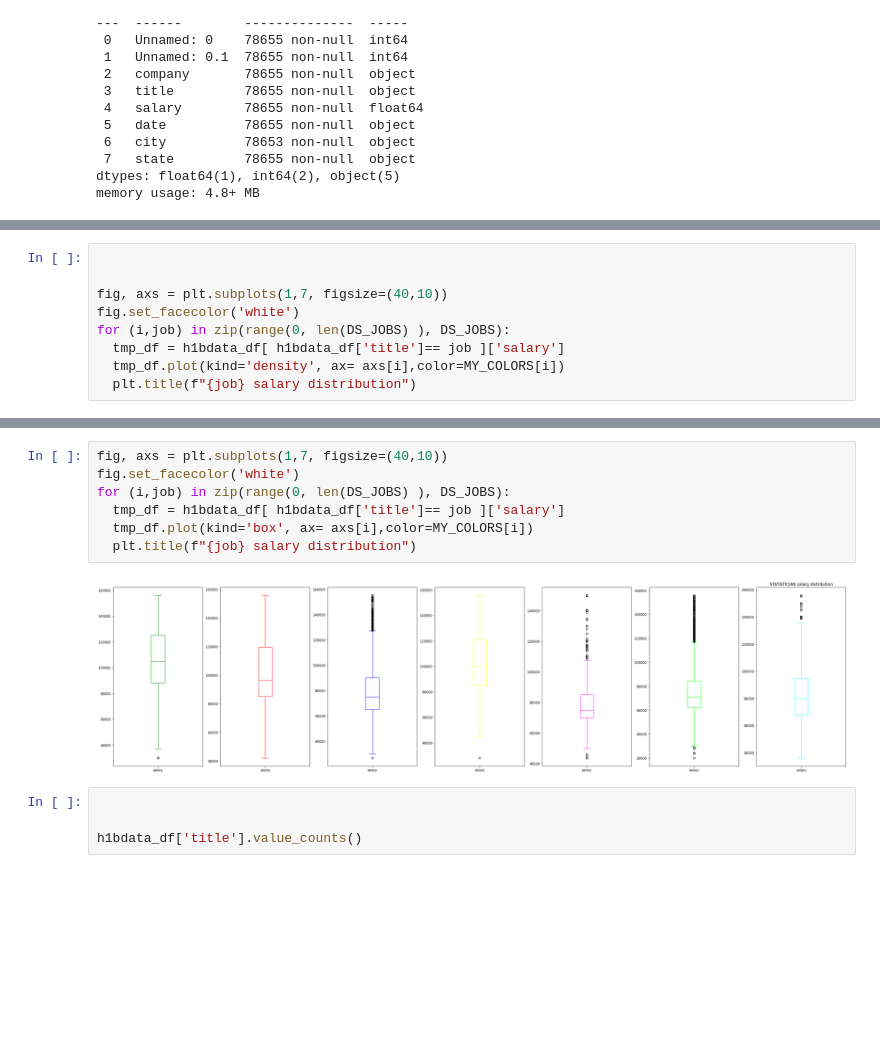
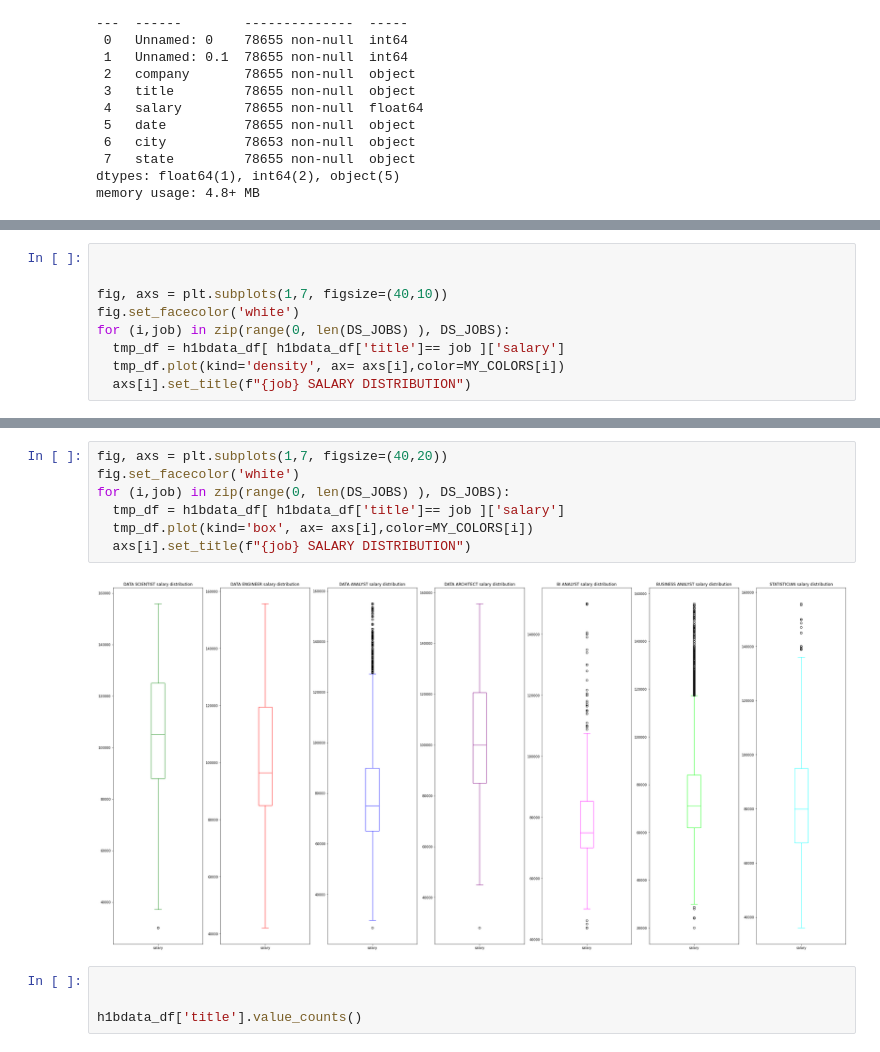
Before and after one commit to lucasvittal2/data_science_job_market_analysis, a Jupyter notebook: Preprocessing/test_preprocessing.ipynb, the cells around one changed output, grey strips where cells are left out. Saved outputs shown, nothing was run; the diff lists cells and outputs as text; blank space fills up the shorter version.

```diff
--- a/Preprocessing/test_preprocessing.ipynb
+++ b/Preprocessing/test_preprocessing.ipynb
@@ -51,5 +54,5 @@ fig.set_facecolor('white')
 for (i,job) in zip(range(0, len(DS_JOBS) ), DS_JOBS):
   tmp_df = h1bdata_df[ h1bdata_df['title']== job ]['salary']
   tmp_df.plot(kind='density', ax= axs[i],color=MY_COLORS[i])
-  plt.title(f"{job} salary distribution")
+  axs[i].set_title(f"{job} SALARY DISTRIBUTION")
 # %% [output]
@@ -57,12 +60,12 @@ for (i,job) in zip(range(0, len(DS_JOBS) ), DS_JOBS):
 # %%
-fig, axs = plt.subplots(1,7, figsize=(40,10))
+fig, axs = plt.subplots(1,7, figsize=(40,20))
 fig.set_facecolor('white')
 for (i,job) in zip(range(0, len(DS_JOBS) ), DS_JOBS):
   tmp_df = h1bdata_df[ h1bdata_df['title']== job ]['salary']
   tmp_df.plot(kind='box', ax= axs[i],color=MY_COLORS[i])
-  plt.title(f"{job} salary distribution")
+  axs[i].set_title(f"{job} SALARY DISTRIBUTION")
 # %% [output]
-[figure, old version]
+[figure, new version]
 # %%
 
 
```
Also changed, not shown: parts of 7 cells of this notebook, 4 other files.
